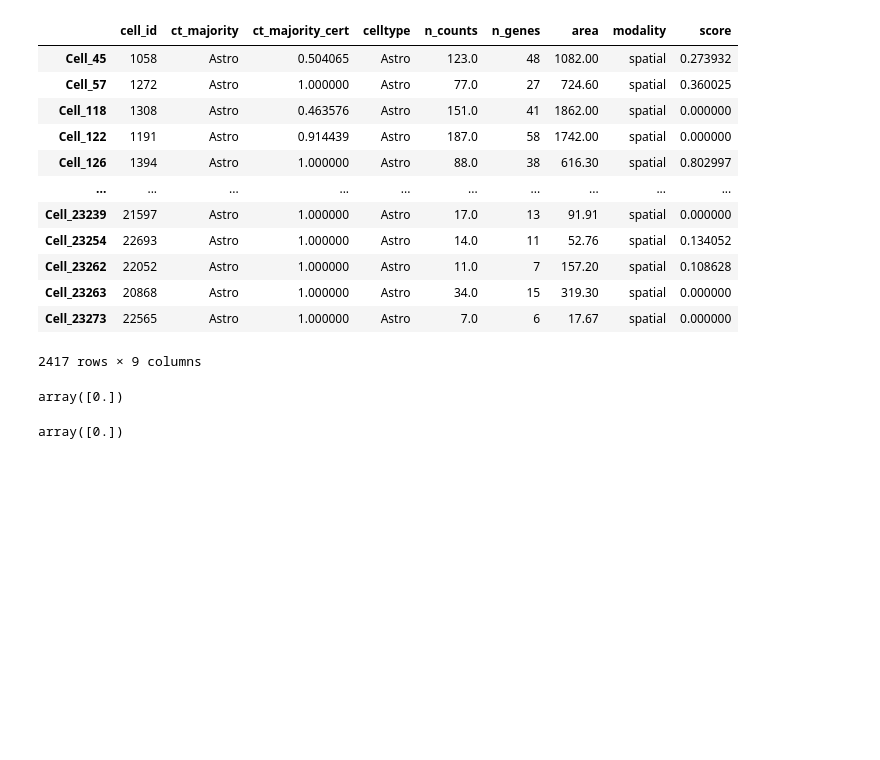
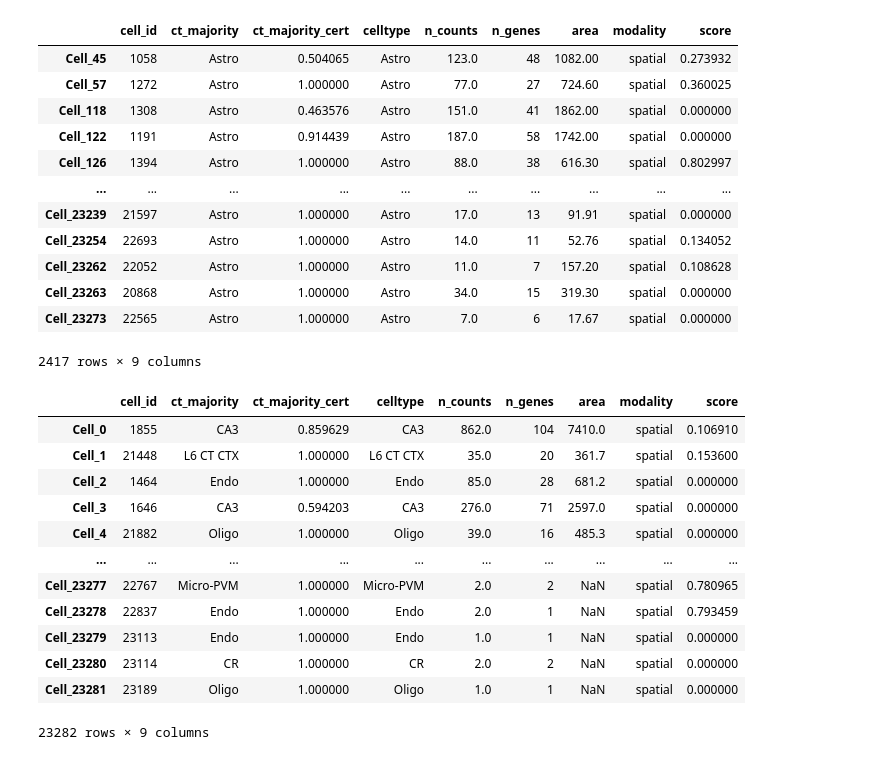
Before and after one commit to j-dichgans/my_txsim, a Jupyter notebook: coembedding_local.ipynb, the cells around one changed output. Drawn from its saved outputs; the diff is of its cells as text; code cells hidden in the pictures; blank space fills up the shorter version.

```diff
--- a/coembedding_local.ipynb
+++ b/coembedding_local.ipynb
@@ -125,8 +140,16 @@ t = get_knn_mixing_score(adata_exp0, adata_Yao)
 # %%
-t.obs["score"].unique()
+adata_exp0.obs.loc["score"]
 # %% [output]
+|  | cell_id | ct_majority | ct_majority_cert | celltype | n_counts | n_genes | area | modality | score |
+| Cell_0 | 1855 | CA3 | 0.859629 | CA3 | 862.0 | 104 | 7410.0 | spatial | 0.106910 |
+| Cell_1 | 21448 | L6 CT CTX | 1.000000 | L6 CT CTX | 35.0 | 20 | 361.7 | spatial | 0.153600 |
+| Cell_2 | 1464 | Endo | 1.000000 | Endo | 85.0 | 28 | 681.2 | spatial | 0.000000 |
+| Cell_3 | 1646 | CA3 | 0.594203 | CA3 | 276.0 | 71 | 2597.0 | spatial | 0.000000 |
+| Cell_4 | 21882 | Oligo | 1.000000 | Oligo | 39.0 | 16 | 485.3 | spatial | 0.000000 |
+| ... | ... | ... | ... | ... | ... | ... | ... | ... | ... |
+| Cell_23277 | 22767 | Micro-PVM | 1.000000 | Micro-PVM | 2.0 | 2 | NaN | spatial | 0.780965 |
+| Cell_23278 | 22837 | Endo | 1.000000 | Endo | 2.0 | 1 | NaN | spatial | 0.793459 |
+| Cell_23279 | 23113 | Endo | 1.000000 | Endo | 1.0 | 1 | NaN | spatial | 0.000000 |
+| Cell_23280 | 23114 | CR | 1.000000 | CR | 2.0 | 2 | NaN | spatial | 0.000000 |
+| Cell_23281 | 23189 | Oligo | 1.000000 | Oligo | 1.0 | 1 | NaN | spatial | 0.000000 |
-array([0.])
+23282 rows × 9 columns
-# %%
-adata_exp0.obs["score"].unique()
-# %% [output]
-array([0.])
```
Also changed, not shown: parts of 2 cells of this notebook, 2 other files.
